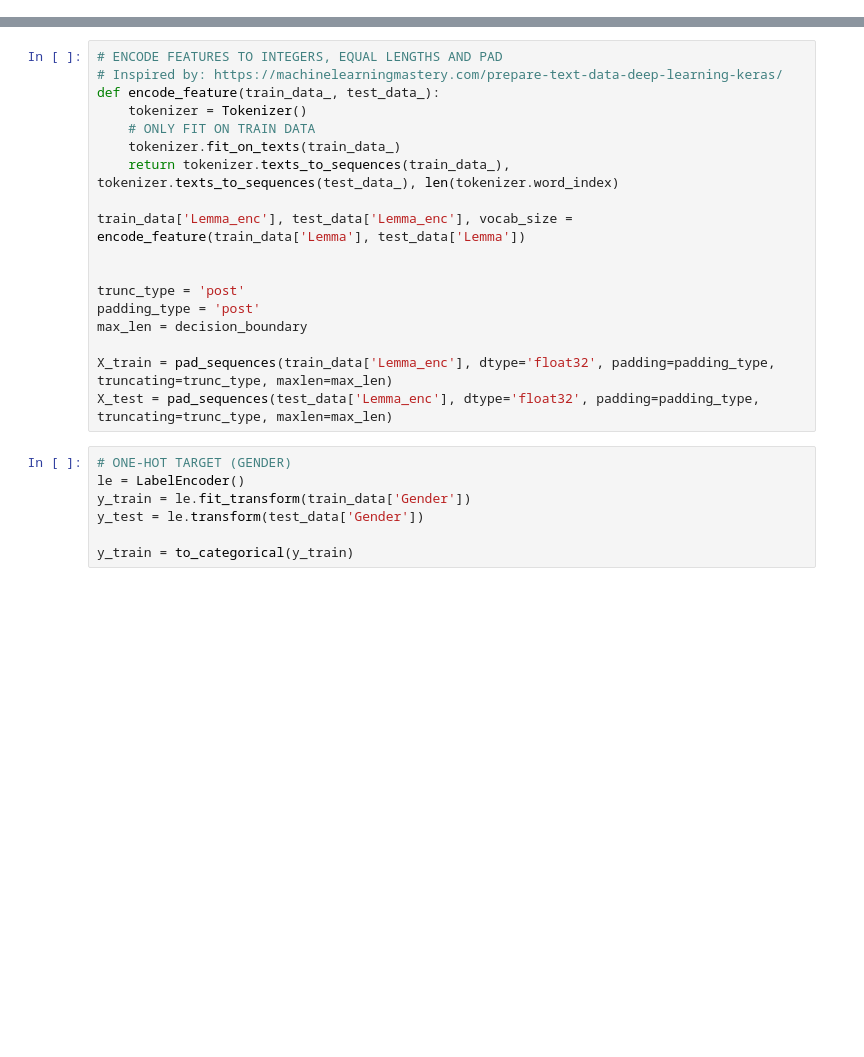
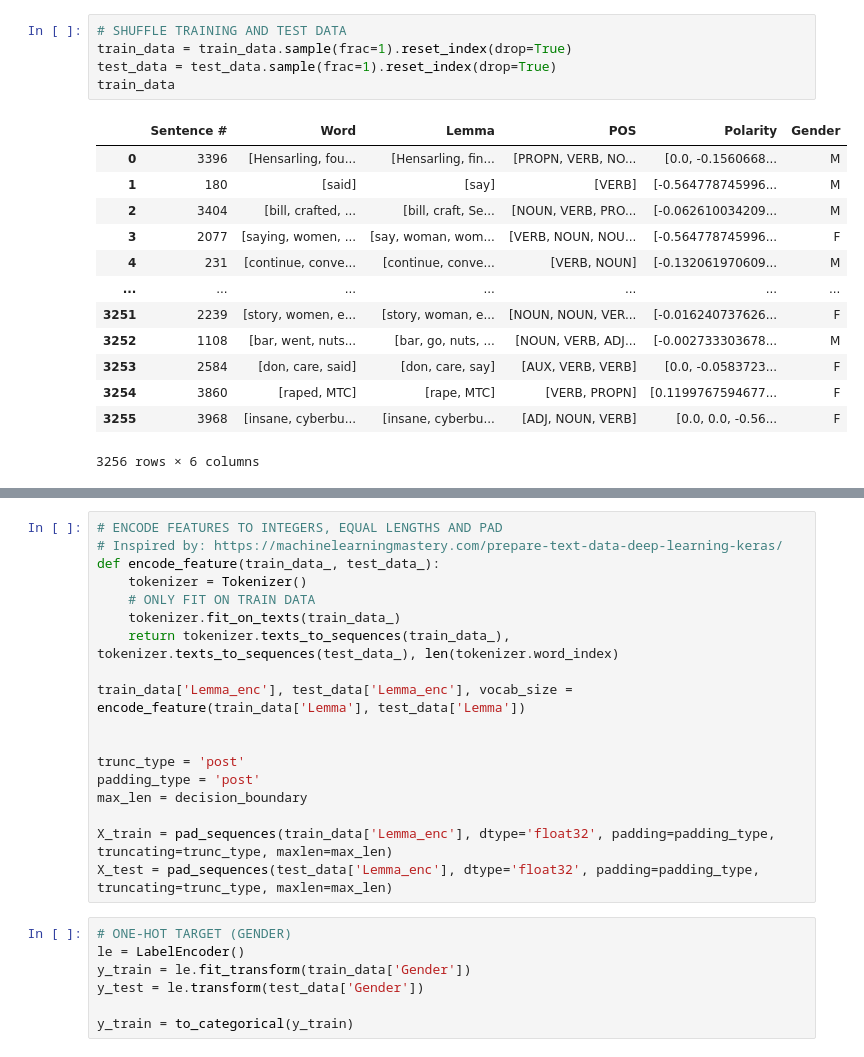
Before and after one commit to Lenschow-Fogh/Ezra, a Jupyter notebook: sentiment/models/sent_algo_1.ipynb, the cells around one changed output, grey strips where cells are left out. Cells and saved outputs as stored; diff of their text form; blank space fills up the shorter version.

```diff
--- a/sentiment/models/sent_algo_1.ipynb
+++ b/sentiment/models/sent_algo_1.ipynb
@@ -73,3 +110,22 @@ train_data["Gender"].value_counts().plot(kind="bar", figsize=(10,5))
+# %%
+# SHUFFLE TRAINING AND TEST DATA
+train_data = train_data.sample(frac=1).reset_index(drop=True)
+test_data = test_data.sample(frac=1).reset_index(drop=True)
+train_data
+# %% [output]
+|  | Sentence # | Word | Lemma | POS | Polarity | Gender |
+| 0 | 3396 | [Hensarling, fou... | [Hensarling, fin... | [PROPN, VERB, NO... | [0.0, -0.1560668... | M |
+| 1 | 180 | [said] | [say] | [VERB] | [-0.564778745996... | M |
+| 2 | 3404 | [bill, crafted, ... | [bill, craft, Se... | [NOUN, VERB, PRO... | [-0.062610034209... | M |
+| 3 | 2077 | [saying, women, ... | [say, woman, wom... | [VERB, NOUN, NOU... | [-0.564778745996... | F |
+| 4 | 231 | [continue, conve... | [continue, conve... | [VERB, NOUN] | [-0.132061970609... | M |
+| ... | ... | ... | ... | ... | ... | ... |
+| 3251 | 2239 | [story, women, e... | [story, woman, e... | [NOUN, NOUN, VER... | [-0.016240737626... | F |
+| 3252 | 1108 | [bar, went, nuts... | [bar, go, nuts, ... | [NOUN, VERB, ADJ... | [-0.002733303678... | M |
+| 3253 | 2584 | [don, care, said] | [don, care, say] | [AUX, VERB, VERB] | [0.0, -0.0583723... | F |
+| 3254 | 3860 | [raped, MTC] | [rape, MTC] | [VERB, PROPN] | [0.1199767594677... | F |
+| 3255 | 3968 | [insane, cyberbu... | [insane, cyberbu... | [ADJ, NOUN, VERB] | [0.0, 0.0, -0.56... | F |
+3256 rows × 6 columns
 # %%
 # DEFINE FUNCTION FOR PLOTTING SENTENCE LENGTHS
 def plot_sentence_lengths(data_):
```
Also changed, not shown: parts of 13 cells of this notebook, 1 other file.
